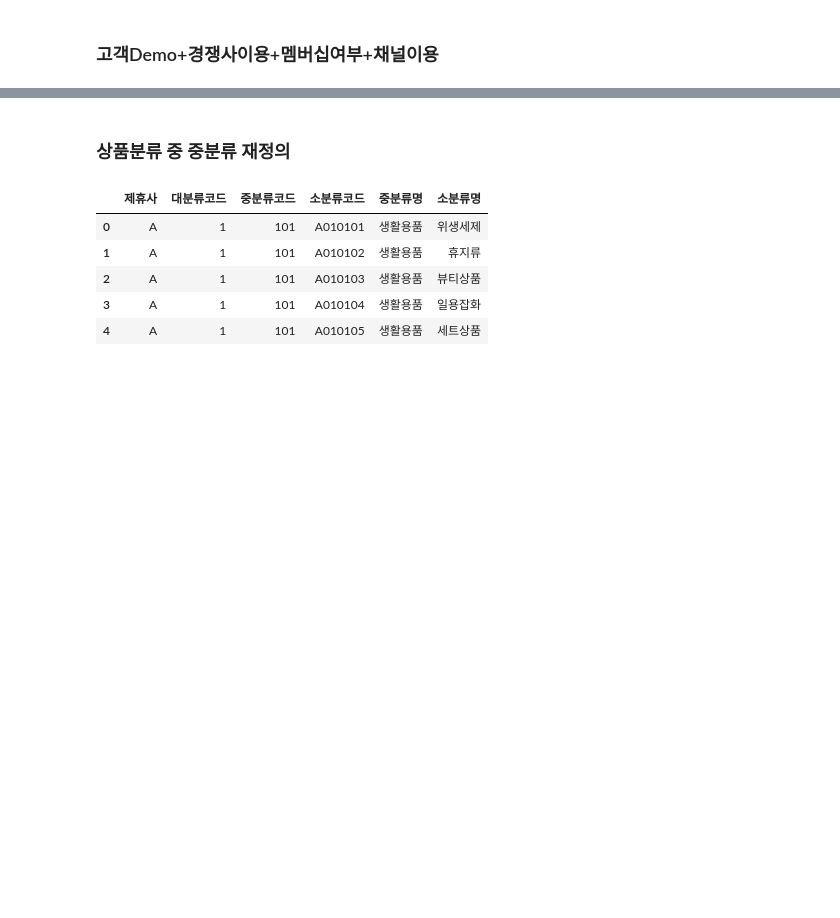
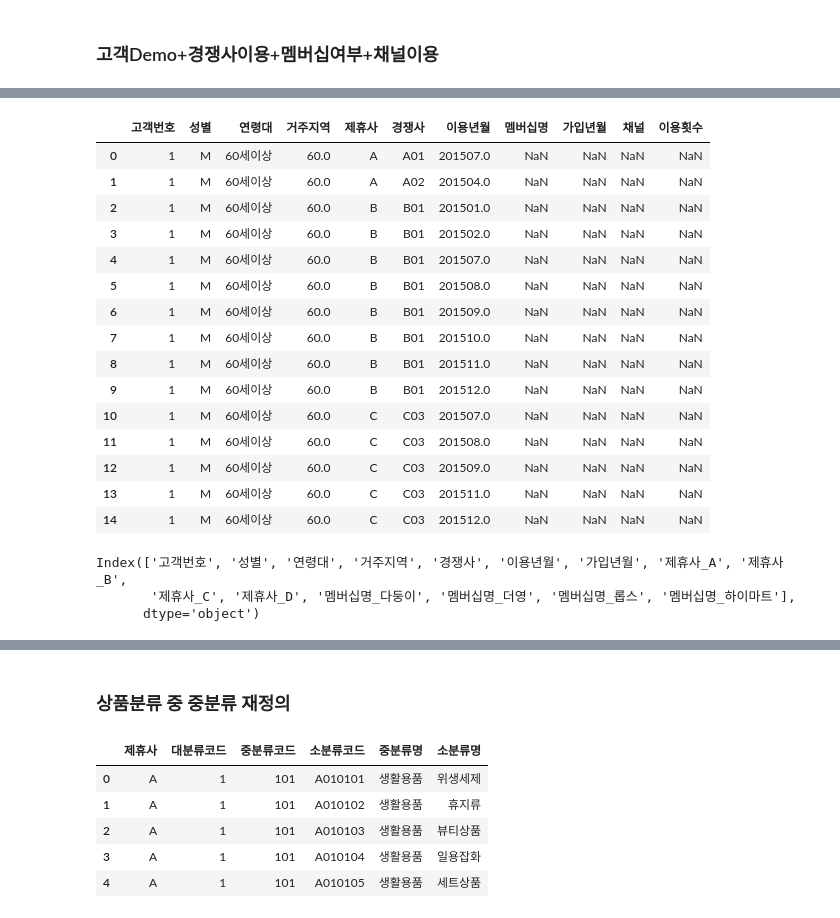
Before and after one commit to PKLH/cakd_LP, a Jupyter notebook: WorkSpace/Kim/EDA_minsup.ipynb, the cells around one changed output, grey strips where cells are left out. Cells and saved outputs as stored; diff of their text form; code cells hidden in the pictures; blank space fills up the shorter version.

```diff
--- a/WorkSpace/Kim/EDA_minsup.ipynb
+++ b/WorkSpace/Kim/EDA_minsup.ipynb
@@ -968,0 +971,25 @@ cust
+# %%
+cust[cust['고객번호']==1]
+# %% [output]
+|  | 고객번호 | 성별 | 연령대 | 거주지역 | 제휴사 | 경쟁사 | 이용년월 | 멤버십명 | 가입년월 | 채널 | 이용횟수 |
+| 0 | 1 | M | 60세이상 | 60.0 | A | A01 | 201507.0 | NaN | NaN | NaN | NaN |
+| 1 | 1 | M | 60세이상 | 60.0 | A | A02 | 201504.0 | NaN | NaN | NaN | NaN |
+| 2 | 1 | M | 60세이상 | 60.0 | B | B01 | 201501.0 | NaN | NaN | NaN | NaN |
+| 3 | 1 | M | 60세이상 | 60.0 | B | B01 | 201502.0 | NaN | NaN | NaN | NaN |
+| 4 | 1 | M | 60세이상 | 60.0 | B | B01 | 201507.0 | NaN | NaN | NaN | NaN |
+| 5 | 1 | M | 60세이상 | 60.0 | B | B01 | 201508.0 | NaN | NaN | NaN | NaN |
+| 6 | 1 | M | 60세이상 | 60.0 | B | B01 | 201509.0 | NaN | NaN | NaN | NaN |
+| 7 | 1 | M | 60세이상 | 60.0 | B | B01 | 201510.0 | NaN | NaN | NaN | NaN |
+| 8 | 1 | M | 60세이상 | 60.0 | B | B01 | 201511.0 | NaN | NaN | NaN | NaN |
+| 9 | 1 | M | 60세이상 | 60.0 | B | B01 | 201512.0 | NaN | NaN | NaN | NaN |
+| 10 | 1 | M | 60세이상 | 60.0 | C | C03 | 201507.0 | NaN | NaN | NaN | NaN |
+| 11 | 1 | M | 60세이상 | 60.0 | C | C03 | 201508.0 | NaN | NaN | NaN | NaN |
+| 12 | 1 | M | 60세이상 | 60.0 | C | C03 | 201509.0 | NaN | NaN | NaN | NaN |
+| 13 | 1 | M | 60세이상 | 60.0 | C | C03 | 201511.0 | NaN | NaN | NaN | NaN |
+| 14 | 1 | M | 60세이상 | 60.0 | C | C03 | 201512.0 | NaN | NaN | NaN | NaN |
+# %%
+cust_test.columns
+# %% [output]
+Index(['고객번호', '성별', '연령대', '거주지역', '경쟁사', '이용년월', '가입년월', '제휴사_A', '제휴사_B',
+       '제휴사_C', '제휴사_D', '멤버십명_다둥이', '멤버십명_더영', '멤버십명_롭스', '멤버십명_하이마트'],
+      dtype='object')
```
Also changed, not shown: parts of 26 cells of this notebook.
